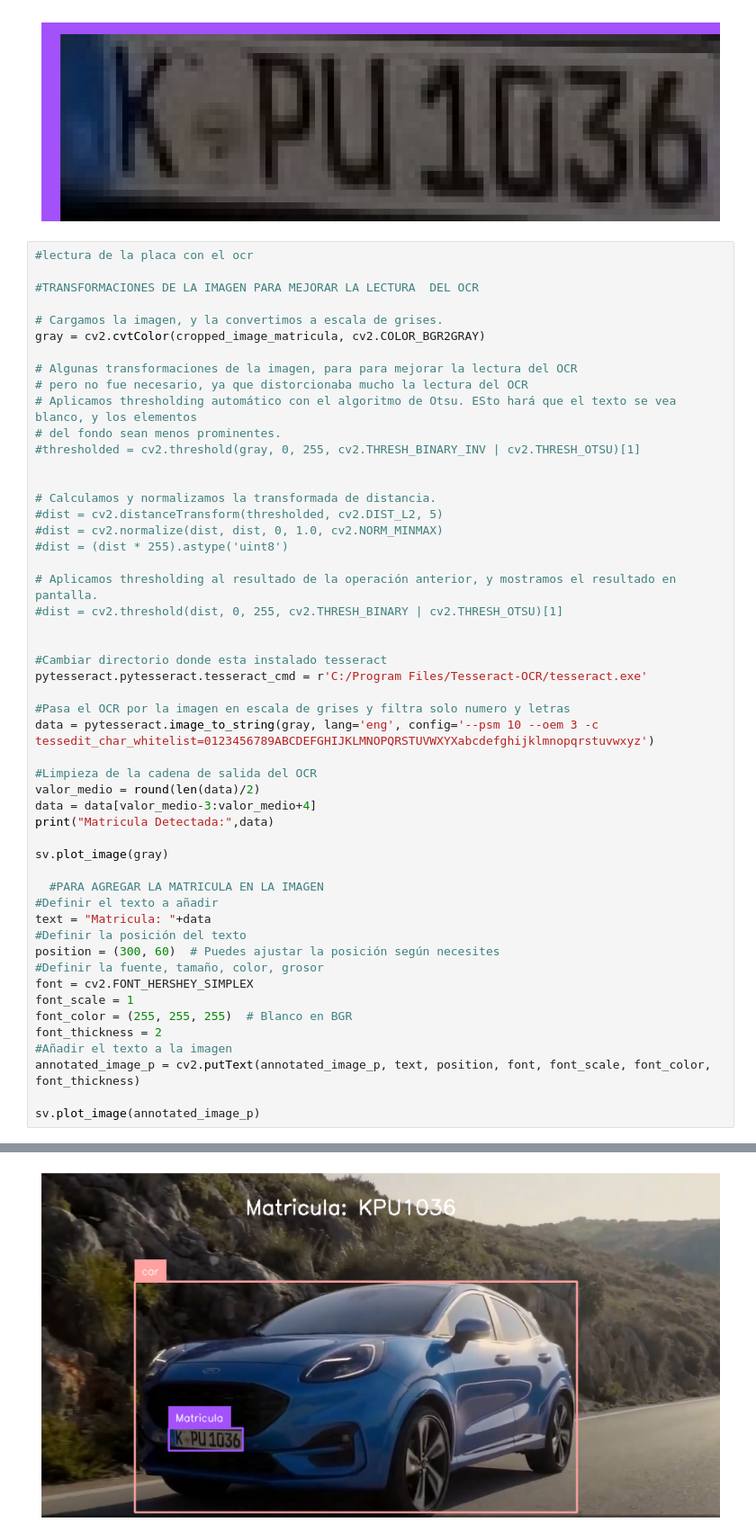
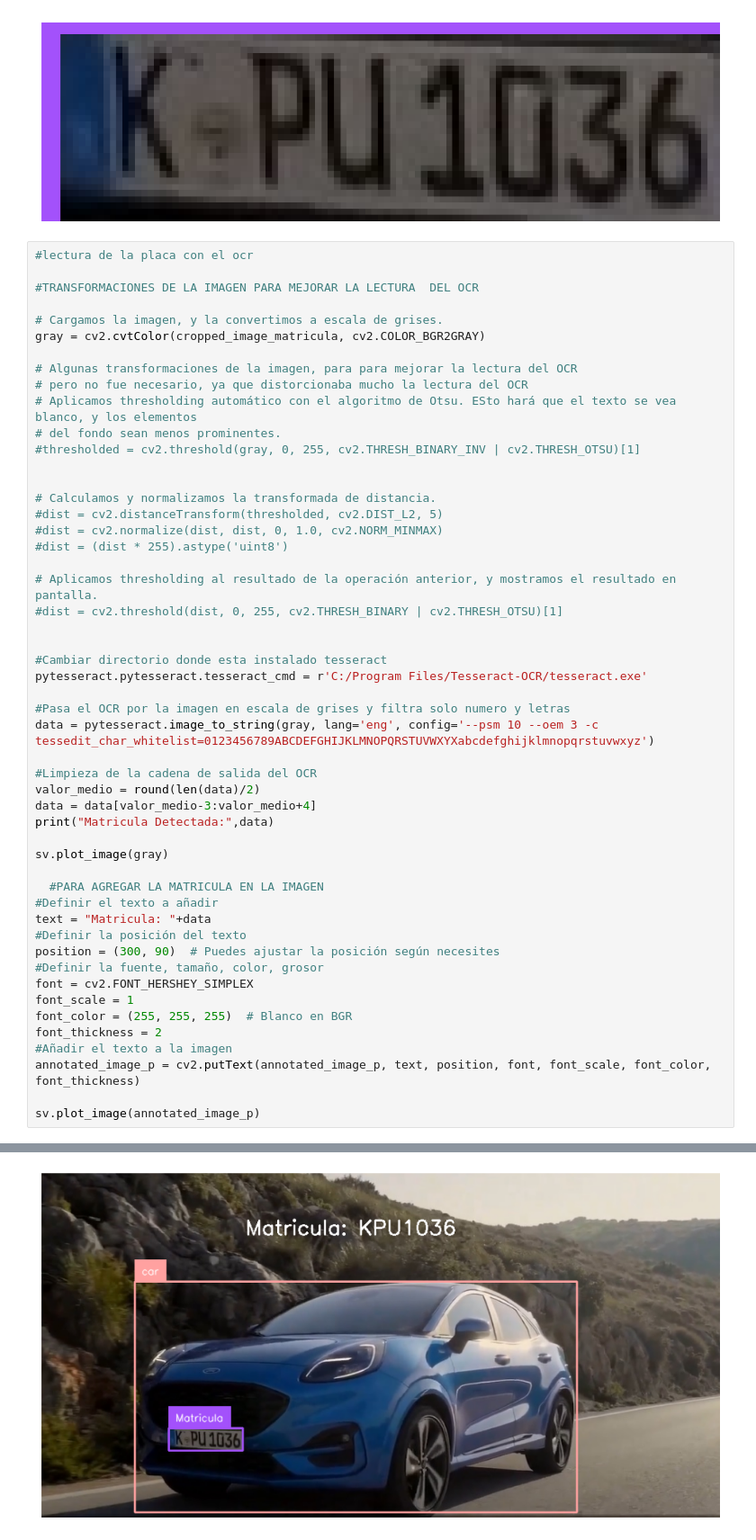
Before and after one commit to jrguignan/Proyecto-Deteccion_de_Matriculas, a Jupyter notebook: detector.ipynb, the cells around one changed output, grey strips where cells are left out. Shown at 90% size. Saved outputs shown, nothing was run; the diff lists cells and outputs as text.

```diff
--- a/detector.ipynb
+++ b/detector.ipynb
@@ -144,32 +144,32 @@ gray = cv2.cvtColor(cropped_image_matricula, cv2.COLOR_BGR2GRAY)
 
 #Cambiar directorio donde esta instalado tesseract
 pytesseract.pytesseract.tesseract_cmd = r'C:/Program Files/Tesseract-OCR/tesseract.exe'
 
 #Pasa el OCR por la imagen en escala de grises y filtra solo numero y letras
 data = pytesseract.image_to_string(gray, lang='eng', config='--psm 10 --oem 3 -c tessedit_char_whitelist=0123456789ABCDEFGHIJKLMNOPQRSTUVWXYXabcdefghijklmnopqrstuvwxyz')
 
 #Limpieza de la cadena de salida del OCR
 valor_medio = round(len(data)/2)
 data = data[valor_medio-3:valor_medio+4]
 print("Matricula Detectada:",data)
 
 sv.plot_image(gray)
 
   #PARA AGREGAR LA MATRICULA EN LA IMAGEN
 #Definir el texto a añadir
 text = "Matricula: "+data
 #Definir la posición del texto
-position = (300, 60)  # Puedes ajustar la posición según necesites
+position = (300, 90)  # Puedes ajustar la posición según necesites
 #Definir la fuente, tamaño, color, grosor
 font = cv2.FONT_HERSHEY_SIMPLEX
 font_scale = 1
 font_color = (255, 255, 255)  # Blanco en BGR
 font_thickness = 2
 #Añadir el texto a la imagen
 annotated_image_p = cv2.putText(annotated_image_p, text, position, font, font_scale, font_color, font_thickness)
 
 sv.plot_image(annotated_image_p)
 # %% [output]
 Matricula Detectada: KPU1036
 [figure]
-[figure, old version]
+[figure, new version]
```
Also changed, not shown: parts of 2 cells of this notebook.
